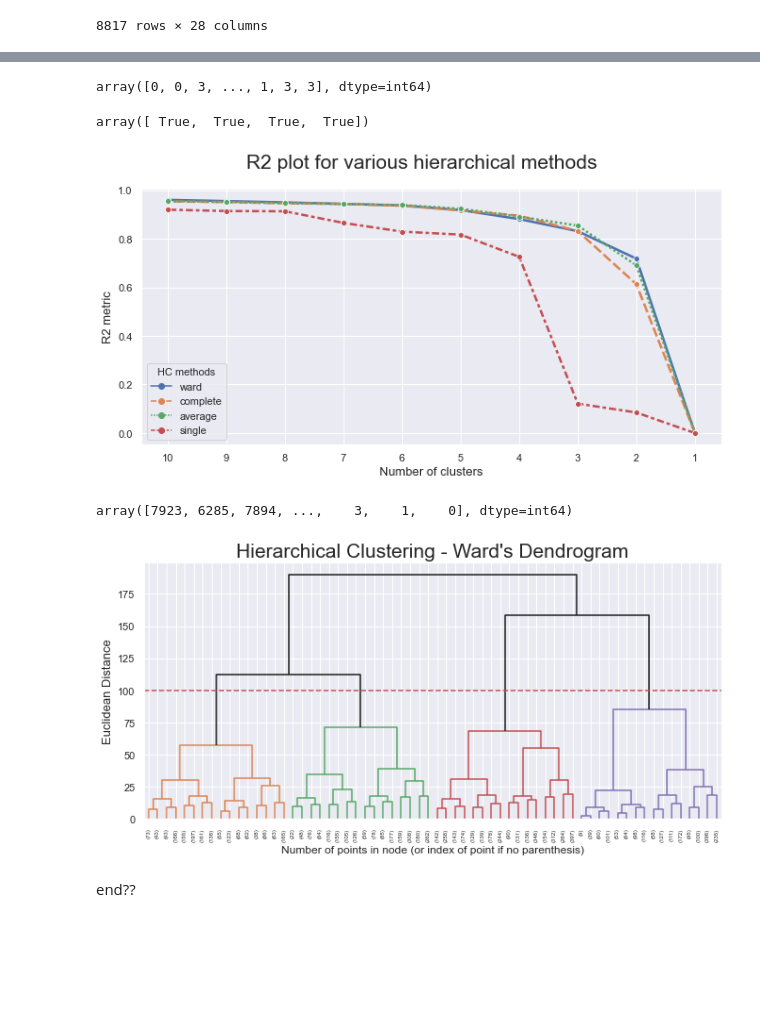
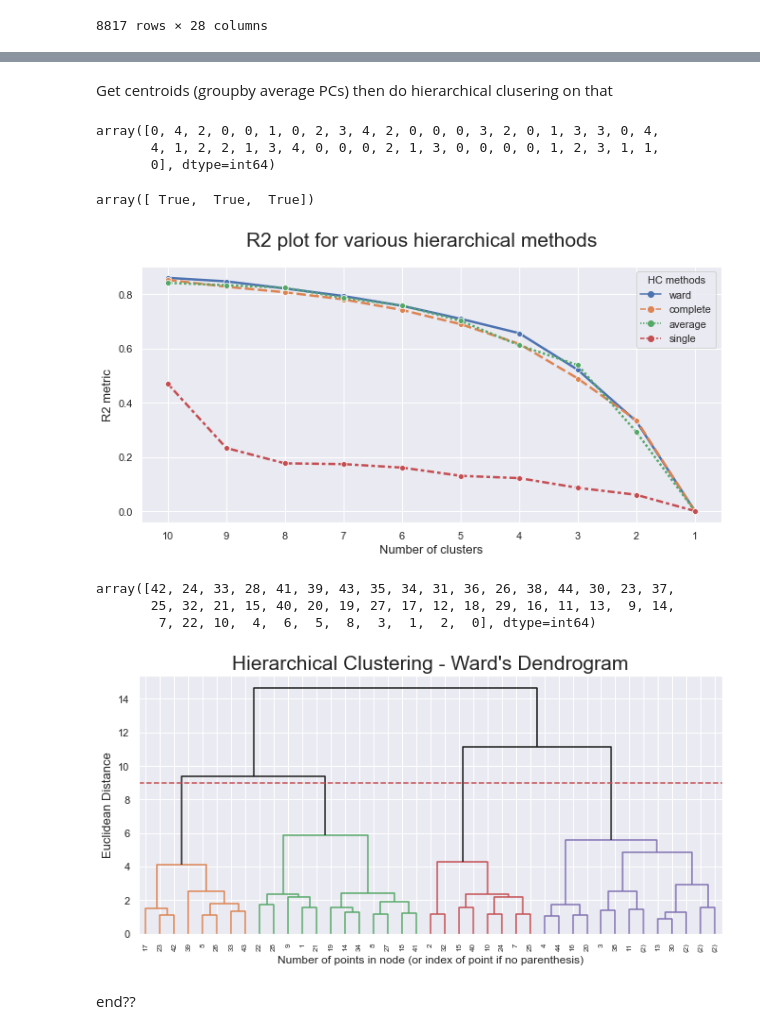
Before and after one commit to HitGobba/Data-Mining-21-22, a Jupyter notebook: notebooks/lab10_kmeans_clustering.ipynb, the cells around one changed output, grey strips where cells are left out. Drawn from its saved outputs; the diff is of its cells as text; code cells hidden in the pictures; blank space fills up the shorter version.

```diff
--- a/notebooks/lab10_kmeans_clustering.ipynb
+++ b/notebooks/lab10_kmeans_clustering.ipynb
@@ -439,0 +422,3 @@ df_concat[pc_features_2]
+# %%
+kmeans_cen = pd.DataFrame(data=kmclust.cluster_centers_,columns=pc_features)
+kmeans_cen['labels_k']=range(45)
@@ -440,16 +447,20 @@ df_concat[pc_features_2]
+# %% [markdown]
+Get centroids (groupby average PCs) then do hierarchical clusering on that
 # %%
 from sklearn.cluster import AgglomerativeClustering
 from scipy.cluster.hierarchy import dendrogram
 # %%
 # Performing HC
 hclust = AgglomerativeClustering(linkage='ward', affinity='euclidean', n_clusters=5)
-hc_labels = hclust.fit_predict(df_concat[pc_features_2])
+hc_labels = hclust.fit_predict(kmeans_cen[pc_features])
 hc_labels
 # %% [output]
-array([0, 0, 3, ..., 1, 3, 3], dtype=int64)
+array([0, 4, 2, 0, 0, 1, 0, 2, 3, 4, 2, 0, 0, 0, 3, 2, 0, 1, 3, 3, 0, 4,
+       4, 1, 2, 2, 1, 3, 4, 0, 0, 0, 2, 1, 3, 0, 0, 0, 0, 1, 2, 3, 1, 1,
+       0], dtype=int64)
 # %%
 # Computing SST
-X = df_concat[pc_features_2].values
+X = kmeans_cen[pc_features].values
 sst = np.sum(np.square(X - X.mean(axis=0)), axis=0)
 
 # Computing SSW
@@ -469,7 +480,7 @@ ssb = np.sum(ssb_iter, axis=0)
 # Verifying the formula
 np.round(sst) == np.round((ssw + ssb))
 # %% [output]
-array([ True,  True,  True,  True])
+array([ True,  True,  True])
 # %%
 def get_r2_hc(df, link_method, max_nclus, min_nclus=1, dist="euclidean"):
     """This function computes the R2 for a set of cluster solutions given by the application of a hierarchical method.
@@ -519,7 +530,7 @@ hc_methods = ["ward", "complete", "average", "single"]
 max_nclus = 10
 r2_hc_methods = np.vstack(
     [
-        get_r2_hc(df=df_concat[pc_features_2], link_method=link, max_nclus=max_nclus)
+        get_r2_hc(df=kmeans_cen[pc_features], link_method=link, max_nclus=max_nclus)
         for link in hc_methods
     ]
 ).T
@@ -540,14 +551,16 @@ plt.ylabel("R2 metric", fontsize=13)
 
 plt.show()
 # %% [output]
-[figure, old version]
+[figure, new version]
 # %%
 linkage = 'ward'
 distance = 'euclidean'
 hclust = AgglomerativeClustering(linkage=linkage, affinity=distance, distance_threshold=0, n_clusters=None)
-hclust.fit_predict(df_concat[pc_features])
+hclust.fit_predict(kmeans_cen[pc_features])
 # %% [output]
-array([7923, 6285, 7894, ...,    3,    1,    0], dtype=int64)
+array([42, 24, 33, 28, 41, 39, 43, 35, 34, 31, 36, 26, 38, 44, 30, 23, 37,
+       25, 32, 21, 15, 40, 20, 19, 27, 17, 12, 18, 29, 16, 11, 13,  9, 14,
+        7, 22, 10,  4,  6,  5,  8,  3,  1,  2,  0], dtype=int64)
 # %%
 # Adapted from:
 # https://scikit-learn.org/stable/auto_examples/cluster/plot_agglomerative_dendrogram.html#sphx-glr-auto-examples-cluster-plot-agglomerative-dendrogram-py
@@ -561,35 +574,35 @@ n_samples = len(hclust.labels_)
 for i, merge in enumerate(hclust.children_):
     # track the number of observations in the current cluster being formed
     current_count = 0
     for child_idx in merge:
         if child_idx < n_samples:
             # If this is True, then we are merging an observation
             current_count += 1  # leaf node
         else:
             # Otherwise, we are merging a previously formed cluster
             current_count += counts[child_idx - n_samples]
     counts[i] = current_count
 
 # the hclust.children_ is used to indicate the two points/clusters being merged (dendrogram's u-joins)
 # the hclust.distances_ indicates the distance between the two points/clusters (height of the u-joins)
 # the counts indicate the number of points being merged (dendrogram's x-axis)
 linkage_matrix = np.column_stack(
     [hclust.children_, hclust.distances_, counts]
 ).astype(float)
 
 # Plot the corresponding dendrogram
 sns.set()
 fig = plt.figure(figsize=(11,5))
 # The Dendrogram parameters need to be tuned
-y_threshold = 100
+y_threshold = 9
 dendrogram(linkage_matrix, truncate_mode='level', p=5, color_threshold=y_threshold, above_threshold_color='k')
 plt.hlines(y_threshold, 0, 1000, colors="r", linestyles="dashed")
 plt.title(f'Hierarchical Clustering - {linkage.title()}\'s Dendrogram', fontsize=21)
 plt.xlabel('Number of points in node (or index of point if no parenthesis)')
 plt.ylabel(f'{distance.title()} Distance', fontsize=13)
 plt.show()
 # %% [output]
-[figure, old version]
+[figure, new version]
 # %% [markdown]
 end??
 # %%
```
Also changed, not shown: parts of 16 cells of this notebook.
